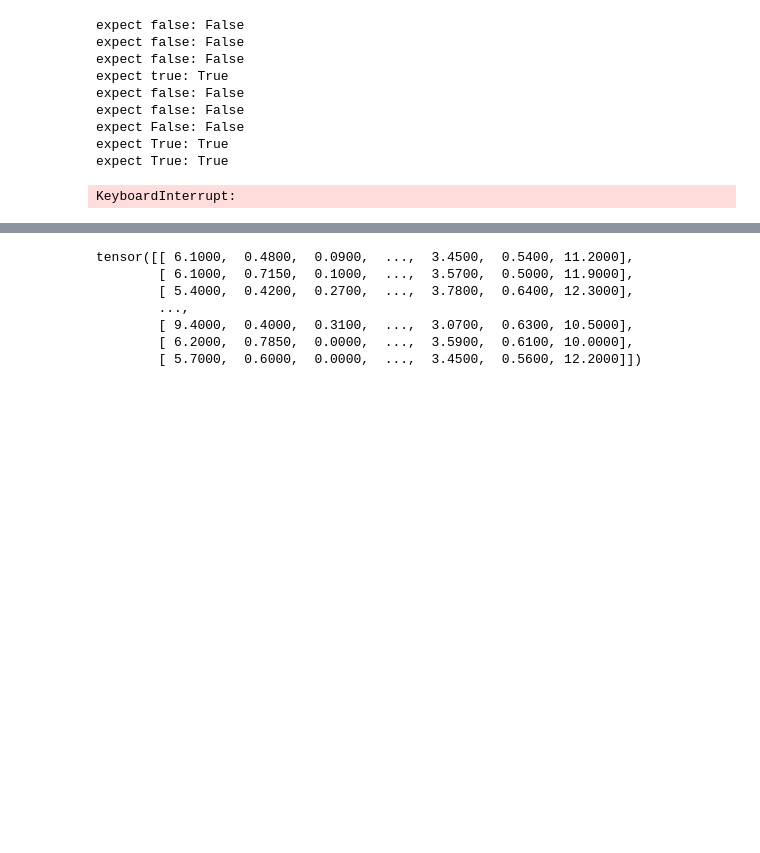
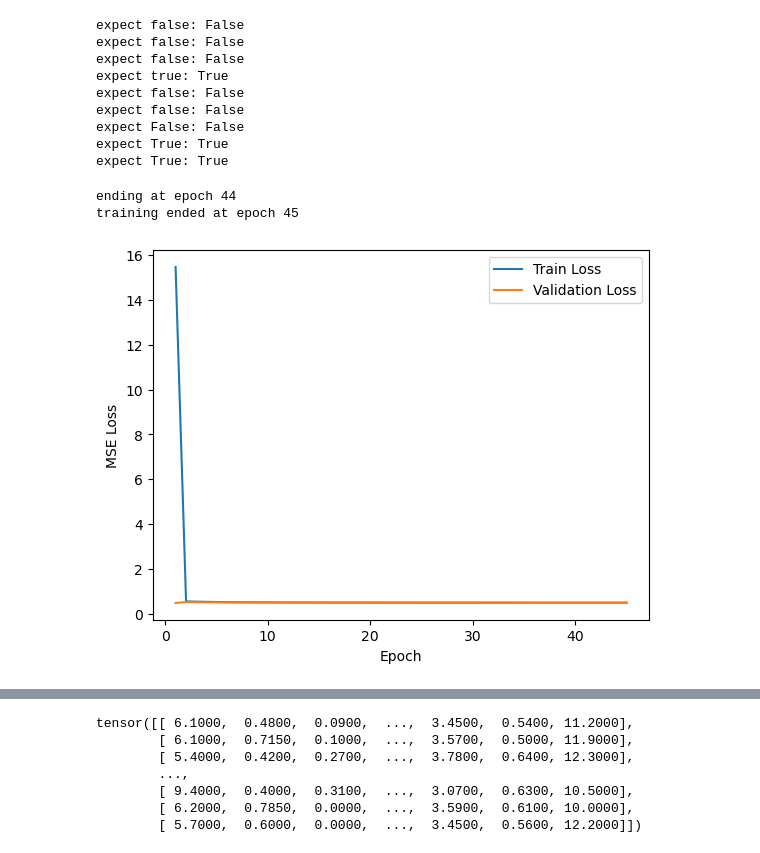
Before and after one commit to USFCA-CS663-Spring2024/mlp-multi-layer-perceptron-lawrenceslng, a Jupyter notebook: Assignment 4 - MLP.ipynb, the cells around one changed output, grey strips where cells are left out. Saved outputs shown, nothing was run; the diff lists cells and outputs as text; code cells hidden in the pictures; blank space fills up the shorter version.

```diff
--- a/Assignment 4 - MLP.ipynb
+++ b/Assignment 4 - MLP.ipynb
@@ -274,68 +319,74 @@ expect True: True
 model = WineMLP(11, 5, 1)
 criterion = torch.nn.MSELoss()
 optimiser = torch.optim.SGD(params=model.parameters(), lr=0.0001, momentum=0.9)
 
 # Training loop
 
 epochs = 1000
+curr_epoch = 1
 train_loss = []
 valid_loss = []
 best_mse = np.inf
 best_weights = None
 cutoff_iterations = 5 ## limit to < 10
 
-while continueTraining(train_loss, valid_loss, cutoff_iterations):
-    for epoch in range(epochs):
-        batch_loss = []
-        model.train()
-        # Train a batch
-        for features, targets in train_loader:
-            # Get output
-            # print(targets)
-            output = model.forward(features)
-            # # Calculate the loss
-            # print(output)
-            loss = criterion(output, targets.float())
-            # print(loss)
-            # print(loss.item())
-            batch_loss.append(loss.item())
-            optimiser.zero_grad() # Remove previous gradients
-            loss.backward() # What the updates should be
-            optimiser.step() # Update weights and biases
-        # For each epoch
-        model.eval()
-        # # Training loss
-        train_loss.append(sum(batch_loss) / len(batch_loss))
-        # # Valid loss, etc.
-        # print("train_loss:", train_loss[-1])
-        hyp_valid = model.forward(valid_x)
-        # # c = torch.argmax(hyp_valid, dim=1)
-        curr_valid_loss = criterion(hyp_valid, valid_y.float())
-        valid_loss.append(curr_valid_loss.item())
-        if curr_valid_loss < best_mse:
-            best_mse = curr_valid_loss
-            best_weights = copy.deepcopy(model.state_dict())
-        # valid_acc = (c == valid_y).sum().item() / (valid_y.shape[0])
-        # print('Valid loss:', valid_loss[-1])
-        # print("Valid acc:", valid_acc, 'Valid loss:', valid_loss[-1])
+for epoch in range(epochs):
+    if not continueTraining(train_loss, valid_loss, cutoff_iterations):
+        print("ending at epoch", epoch)
+        break
+    batch_loss = []
+    model.train()
+    # Train a batch
+    for features, targets in train_loader:
+        # Get output
+        # print(targets)
+        output = model.forward(features)
+        # # Calculate the loss
+        # print(output)
+        loss = criterion(output, targets.float())
+        # print(loss)
+        # print(loss.item())
+        batch_loss.append(loss.item())
+        optimiser.zero_grad() # Remove previous gradients
+        loss.backward() # What the updates should be
+        optimiser.step() # Update weights and biases
+    # For each epoch
+    model.eval()
+    # # Training loss
+    train_loss.append(sum(batch_loss) / len(batch_loss))
+    # # Valid loss, etc.
+    # print("train_loss:", train_loss[-1])
+    hyp_valid = model.forward(valid_x)
+    # # c = torch.argmax(hyp_valid, dim=1)
+    curr_valid_loss = criterion(hyp_valid, valid_y.float())
+    valid_loss.append(curr_valid_loss.item())
+    curr_epoch += 1
+    if curr_valid_loss < best_mse:
+        best_mse = curr_valid_loss
+        best_weights = copy.deepcopy(model.state_dict())
+    # valid_acc = (c == valid_y).sum().item() / (valid_y.shape[0])
+    # print('Valid loss:', valid_loss[-1])
+    # print("Valid acc:", valid_acc, 'Valid loss:', valid_loss[-1])
 
 # print("train_loss:", train_loss)
 # print("valid_loss:", valid_loss)
 
 # epochs vs train && epochs vs valid
-
+print("training ended at epoch", curr_epoch)
 
 # https://machinelearningmastery.com/building-a-regression-model-in-pytorch/
 
 def plot_loss_curves(epochs, train_loss, valid_loss):
     plt.plot(epochs, train_loss, label='Train Loss')
     plt.plot(epochs, valid_loss, label='Validation Loss')
     plt.xlabel('Epoch')
     plt.ylabel('MSE Loss')
     plt.legend()
     plt.show()
 
-plot_loss_curves(np.linspace(1, epochs, epochs), train_loss, valid_loss)
+plot_loss_curves(np.linspace(1, curr_epoch, curr_epoch-1), train_loss, valid_loss)
 # %% [output]
-KeyboardInterrupt:
+ending at epoch 44
+training ended at epoch 45
+[figure, added]
 # %%
```
Also changed, not shown: parts of 10 cells of this notebook.
